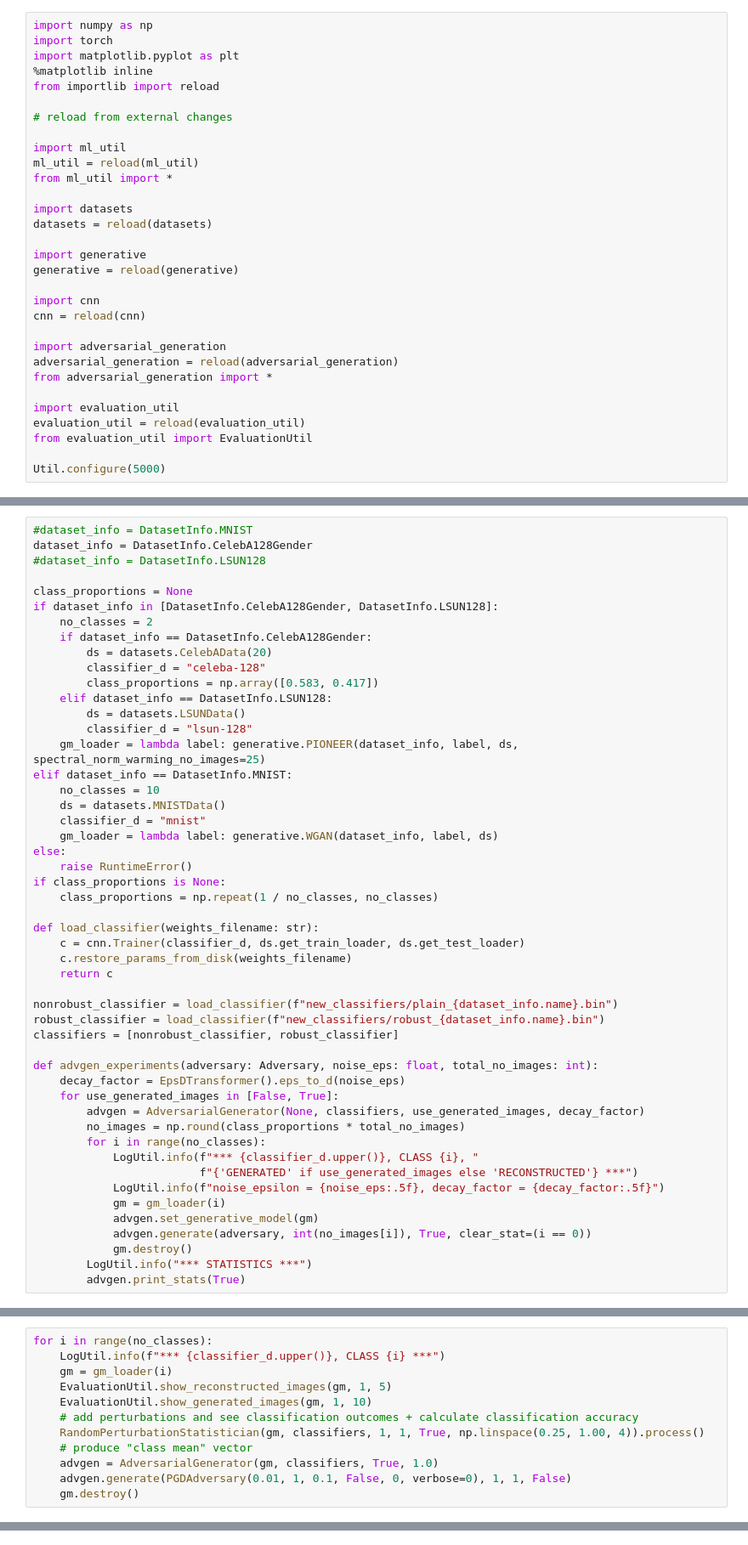
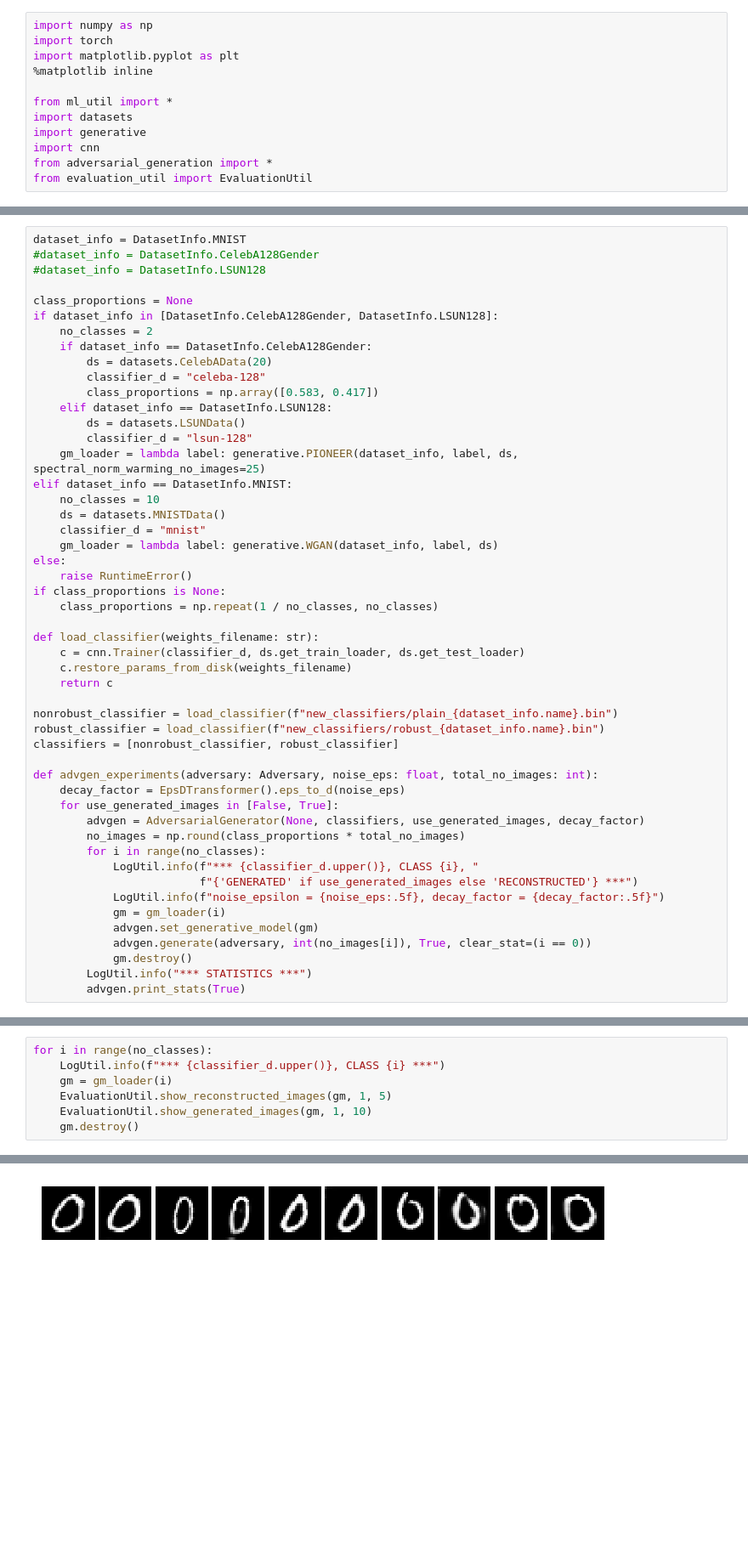
Before and after one commit to igor-buzhinsky/latent-space-nn-evaluation, a Jupyter notebook: Adversarial.ipynb, the cells around one changed output, grey strips where cells are left out. Shown at 85% size. Cells and saved outputs as stored; diff of their text form; blank space fills up the shorter version.

```diff
--- a/Adversarial.ipynb
+++ b/Adversarial.ipynb
@@ -3,31 +5,12 @@ import numpy as np
 import torch
 import matplotlib.pyplot as plt
 %matplotlib inline
-from importlib import reload
 
-# reload from external changes
-
-import ml_util
-ml_util = reload(ml_util)
 from ml_util import *
-
 import datasets
-datasets = reload(datasets)
-
 import generative
-generative = reload(generative)
-
 import cnn
-cnn = reload(cnn)
-
-import adversarial_generation
-adversarial_generation = reload(adversarial_generation)
 from adversarial_generation import *
-
-import evaluation_util
-evaluation_util = reload(evaluation_util)
 from evaluation_util import EvaluationUtil
-
-Util.configure(5000)
 # %% [markdown]
 ### Load a dataset and classifiers
@@ -34,6 +19,6 @@ Util.configure(5000)
 # %%
-#dataset_info = DatasetInfo.MNIST
-dataset_info = DatasetInfo.CelebA128Gender
+dataset_info = DatasetInfo.MNIST
+#dataset_info = DatasetInfo.CelebA128Gender
 #dataset_info = DatasetInfo.LSUN128
 
 class_proportions = None
@@ -93,9 +79,5 @@ for i in range(no_classes):
     gm = gm_loader(i)
     EvaluationUtil.show_reconstructed_images(gm, 1, 5)
     EvaluationUtil.show_generated_images(gm, 1, 10)
-    # add perturbations and see classification outcomes + calculate classification accuracy
-    RandomPerturbationStatistician(gm, classifiers, 1, 1, True, np.linspace(0.25, 1.00, 4)).process()
-    # produce "class mean" vector
-    advgen = AdversarialGenerator(gm, classifiers, True, 1.0)
-    advgen.generate(PGDAdversary(0.01, 1, 0.1, False, 0, verbose=0), 1, 1, False)
     gm.destroy()
+# %% [output]
@@ -101,0 +87 @@ for i in range(no_classes):
+[figure, added]
```
Also changed, not shown: parts of 13 cells of this notebook, 4 other files.
